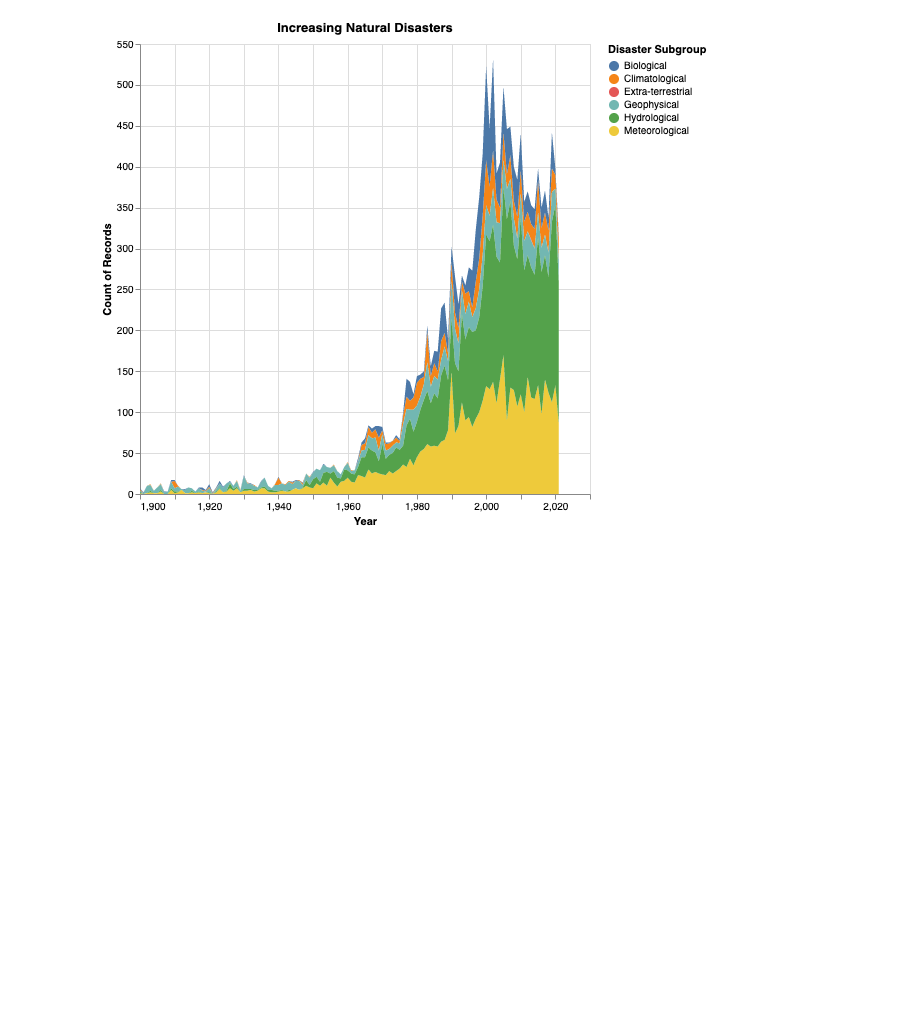
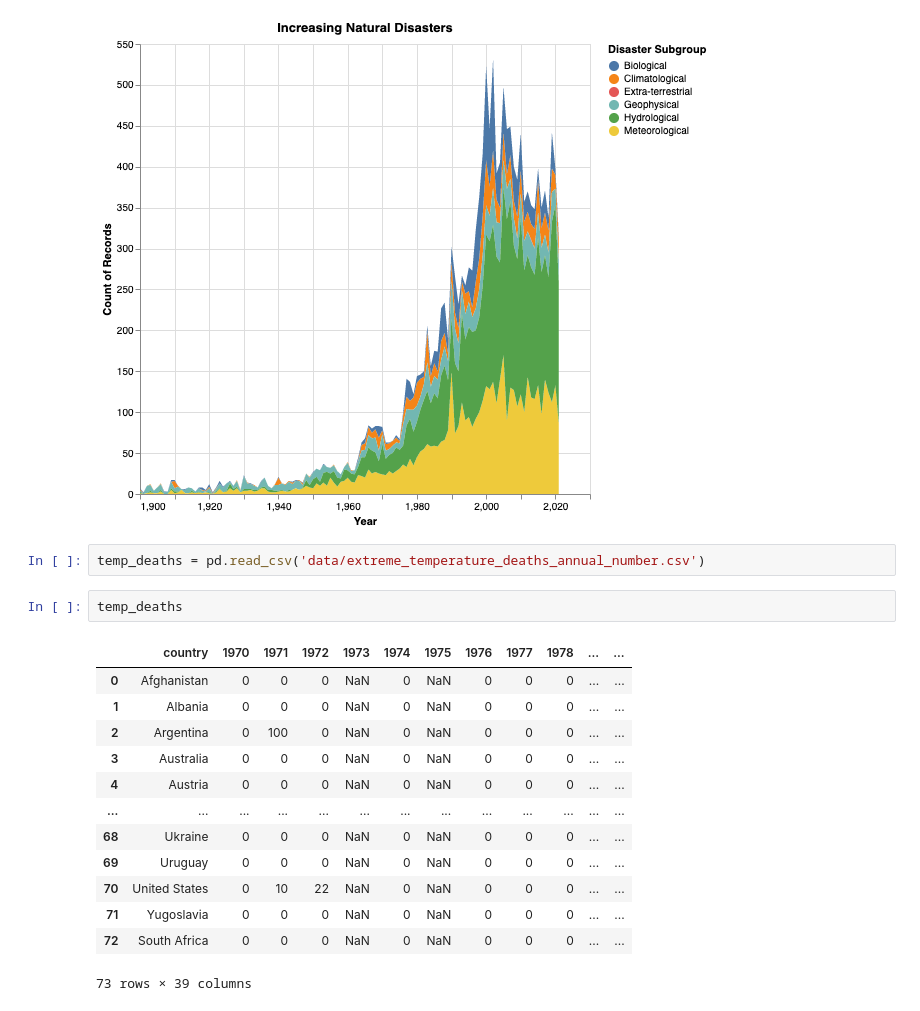
Before and after one commit to mel-liow/climate-analysis, a Jupyter notebook: climate_analysis.ipynb, the cells around one changed output. Cells and saved outputs as stored; diff of their text form; blank space fills up the shorter version.

Commit message:
Add extreme temp deaths data

```diff
--- a/climate_analysis.ipynb
+++ b/climate_analysis.ipynb
@@ -261,3 +261,21 @@ alt.Chart(natural_disasters_df, title="Increasing Natural Disasters").mark_area(
 )
 # %% [output]
 [figure]
+# %%
+temp_deaths = pd.read_csv('data/extreme_temperature_deaths_annual_number.csv')
+# %%
+temp_deaths
+# %% [output]
+|  | country | 1970 | 1971 | 1972 | 1973 | 1974 | 1975 | 1976 | 1977 | 1978 | ... | ... |
+| 0 | Afghanistan | 0 | 0 | 0 | NaN | 0 | NaN | 0 | 0 | 0 | ... | ... |
+| 1 | Albania | 0 | 0 | 0 | NaN | 0 | NaN | 0 | 0 | 0 | ... | ... |
+| 2 | Argentina | 0 | 100 | 0 | NaN | 0 | NaN | 0 | 0 | 0 | ... | ... |
+| 3 | Australia | 0 | 0 | 0 | NaN | 0 | NaN | 0 | 0 | 0 | ... | ... |
+| 4 | Austria | 0 | 0 | 0 | NaN | 0 | NaN | 0 | 0 | 0 | ... | ... |
+| ... | ... | ... | ... | ... | ... | ... | ... | ... | ... | ... | ... | ... |
+| 68 | Ukraine | 0 | 0 | 0 | NaN | 0 | NaN | 0 | 0 | 0 | ... | ... |
+| 69 | Uruguay | 0 | 0 | 0 | NaN | 0 | NaN | 0 | 0 | 0 | ... | ... |
+| 70 | United States | 0 | 10 | 22 | NaN | 0 | NaN | 0 | 0 | 0 | ... | ... |
+| 71 | Yugoslavia | 0 | 0 | 0 | NaN | 0 | NaN | 0 | 0 | 0 | ... | ... |
+| 72 | South Africa | 0 | 0 | 0 | NaN | 0 | NaN | 0 | 0 | 0 | ... | ... |
+73 rows × 39 columns
```
